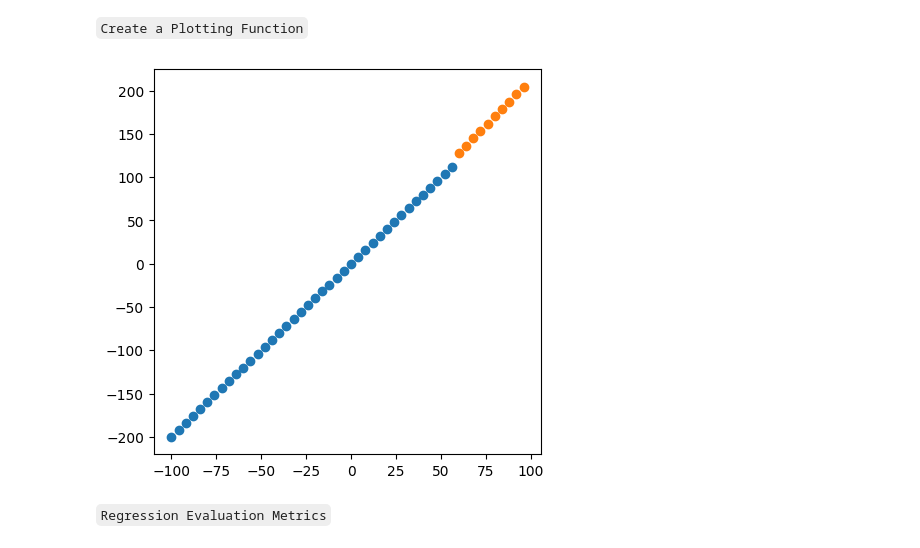
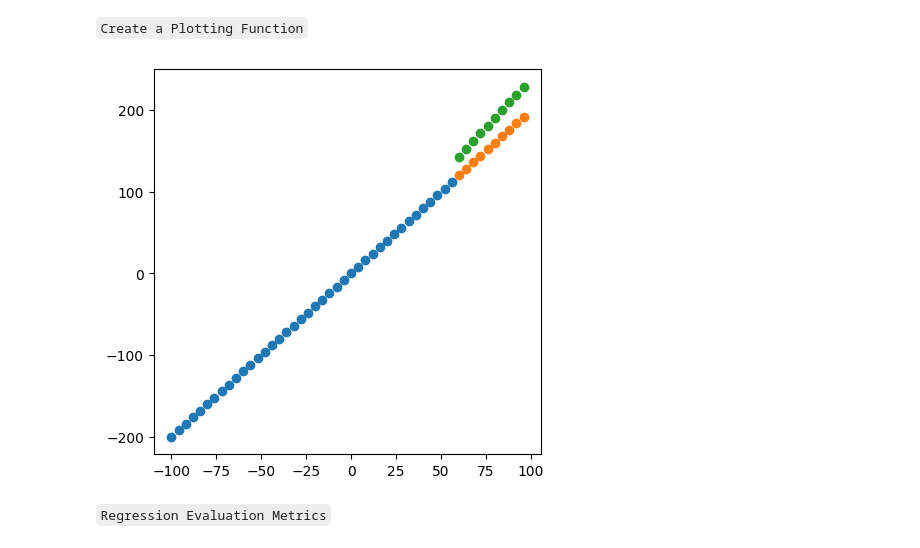
Before and after one commit to machiobrian/Night, a Jupyter notebook: reg_models.ipynb, the cells around one changed output. Cells and saved outputs as stored; diff of their text form; code cells hidden in the pictures.

```diff
--- a/reg_models.ipynb
+++ b/reg_models.ipynb
@@ -261,5 +256,5 @@ _________________________________________________________________
 # %%
 # Fit our original model, this is after observing the structure of our model
 
-model.fit(X_train, y_train, epochs=2000, verbose=2) # training_data(X_train), label_data(y_train)
+model.fit(X_train, y_train, epochs=20, verbose=2) # training_data(X_train), label_data(y_train)
 # %% [output]
@@ -378,16 +363,16 @@ def plot_prediction(
     # plot the traing data
     plt.scatter(train_data, train_labels, label="Training_Data")
     # # plot the testing data
-    # plt.scatter(test_data, test_labels, "Testing_Data")
+    plt.scatter(test_data, test_labels, label="Testing_Data")
     # # plot the predictions
     plt.scatter(test_data, predictions)
     # plt.legend();
     # plt.show()
 # %%
 # call the function
-plot_prediction()
+plot_prediction(predictions=tf.squeeze(y_pred))
 # %% [output]
-[figure, old version]
+[figure, new version]
 # %% [markdown]
 `Regression Evaluation Metrics`
 # %%
```
Also changed, not shown: parts of 22 cells of this notebook, 5 other files.
